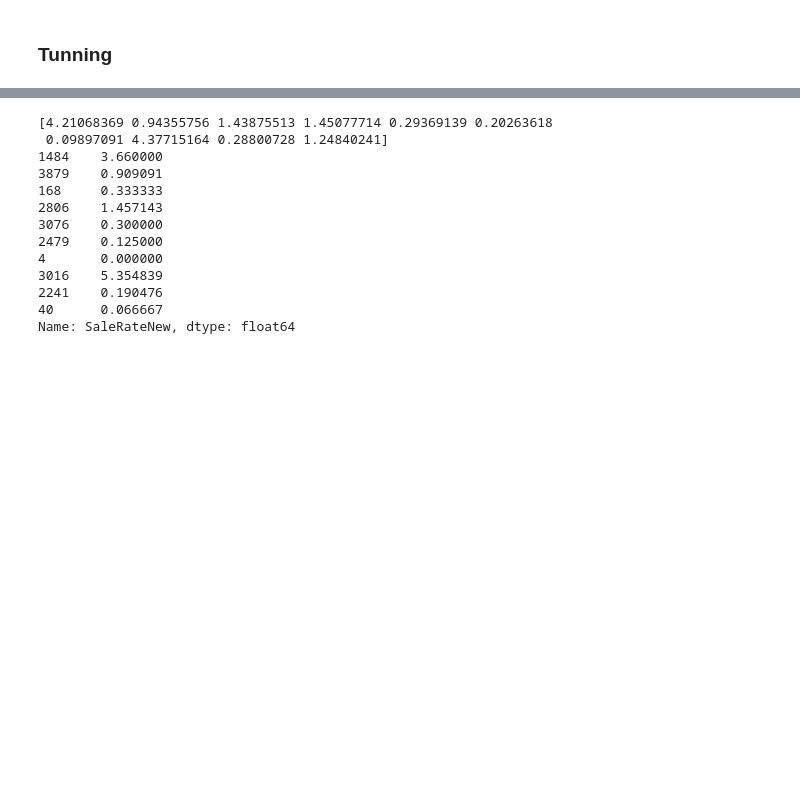
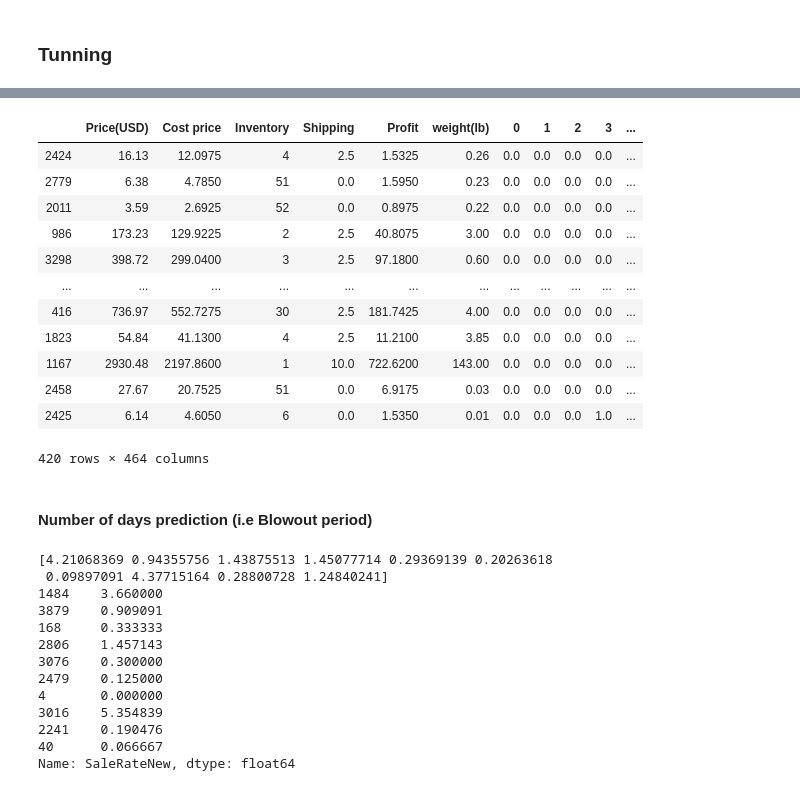
Before and after one commit to Shrikantsamarth/optimization-of-warehouses-by-implementation-of-machine-learning-methodologies, a Jupyter notebook: Thessis/Blowout Prediction (Model only).ipynb, the cells around one changed output, grey strips where cells are left out. Cells and saved outputs as stored; diff of their text form; code cells hidden in the pictures; blank space fills up the shorter version.

```diff
--- a/Thessis/Blowout Prediction (Model only).ipynb
+++ b/Thessis/Blowout Prediction (Model only).ipynb
@@ -359,3 +485,21 @@ Running  GBM
+# %%
+X_test
+# %% [output]
+|  | Price(USD) | Cost price | Inventory | Shipping | Profit | weight(lb) | 0 | 1 | 2 | 3 | ... |
+| 2424 | 16.13 | 12.0975 | 4 | 2.5 | 1.5325 | 0.26 | 0.0 | 0.0 | 0.0 | 0.0 | ... |
+| 2779 | 6.38 | 4.7850 | 51 | 0.0 | 1.5950 | 0.23 | 0.0 | 0.0 | 0.0 | 0.0 | ... |
+| 2011 | 3.59 | 2.6925 | 52 | 0.0 | 0.8975 | 0.22 | 0.0 | 0.0 | 0.0 | 0.0 | ... |
+| 986 | 173.23 | 129.9225 | 2 | 2.5 | 40.8075 | 3.00 | 0.0 | 0.0 | 0.0 | 0.0 | ... |
+| 3298 | 398.72 | 299.0400 | 3 | 2.5 | 97.1800 | 0.60 | 0.0 | 0.0 | 0.0 | 0.0 | ... |
+| ... | ... | ... | ... | ... | ... | ... | ... | ... | ... | ... | ... |
+| 416 | 736.97 | 552.7275 | 30 | 2.5 | 181.7425 | 4.00 | 0.0 | 0.0 | 0.0 | 0.0 | ... |
+| 1823 | 54.84 | 41.1300 | 4 | 2.5 | 11.2100 | 3.85 | 0.0 | 0.0 | 0.0 | 0.0 | ... |
+| 1167 | 2930.48 | 2197.8600 | 1 | 10.0 | 722.6200 | 143.00 | 0.0 | 0.0 | 0.0 | 0.0 | ... |
+| 2458 | 27.67 | 20.7525 | 51 | 0.0 | 6.9175 | 0.03 | 0.0 | 0.0 | 0.0 | 0.0 | ... |
+| 2425 | 6.14 | 4.6050 | 6 | 0.0 | 1.5350 | 0.01 | 0.0 | 0.0 | 0.0 | 1.0 | ... |
+420 rows × 464 columns
+# %% [markdown]
+#### Number of days prediction (i.e Blowout period)
 # %%
 y_pred = models2['GBM'].predict(X_test)
 print(y_pred[:10])
```
Also changed, not shown: parts of 35 cells of this notebook.
